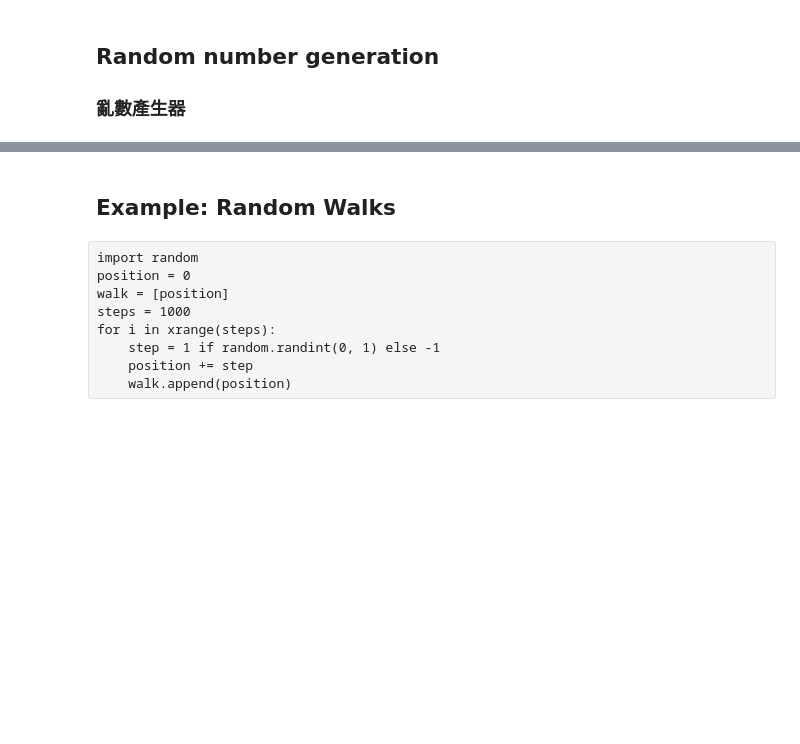
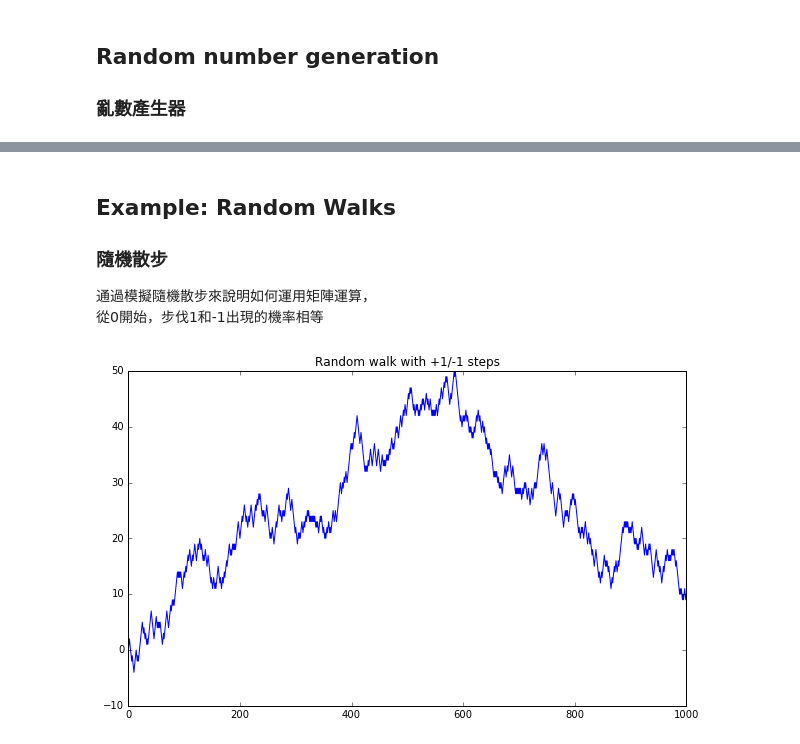
Before and after one commit to HuskyHsu/Python-for-Data-Analysis, a Jupyter notebook: ch04.ipynb, the cells around one changed output, grey strips where cells are left out. Saved outputs shown, nothing was run; the diff lists cells and outputs as text; code cells hidden in the pictures; blank space fills up the shorter version.

```diff
--- a/ch04.ipynb
+++ b/ch04.ipynb
@@ -1033,12 +1049,24 @@ N = 1000000
 # %% [markdown]
 ## Example: Random Walks
+### 隨機散步
+
+通過模擬隨機散步來說明如何運用矩陣運算，
+從0開始，步伐1和-1出現的機率相等
-# %% [raw]
-import random
-position = 0
-walk = [position]
-steps = 1000
-for i in xrange(steps):
-    step = 1 if random.randint(0, 1) else -1
-    position += step
-    walk.append(position)
+# %%
+#採用內建的random來產生1000步的隨機散步
+
+import random
+position = 0
+walk = [position]
+steps = 1000
+for i in range(steps):
+    step = 1 if random.randint(0, 1) else -1
+    position += step
+    walk.append(position)
+
+plt.rc('figure', figsize=(10, 6))
+plt.plot(range(steps + 1), walk)
+plt.title('Random walk with +1/-1 steps');
+# %% [output]
+[figure, added]
 # %%
```
Also changed, not shown: parts of 44 cells of this notebook.
